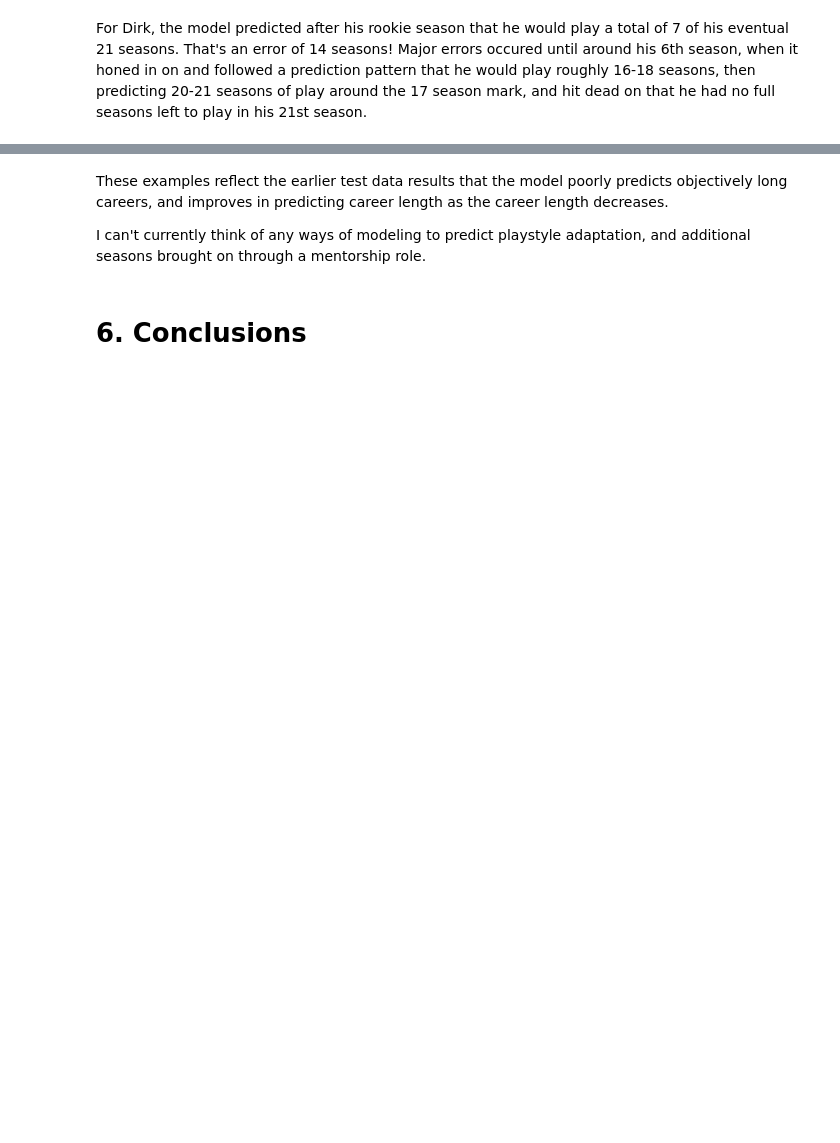
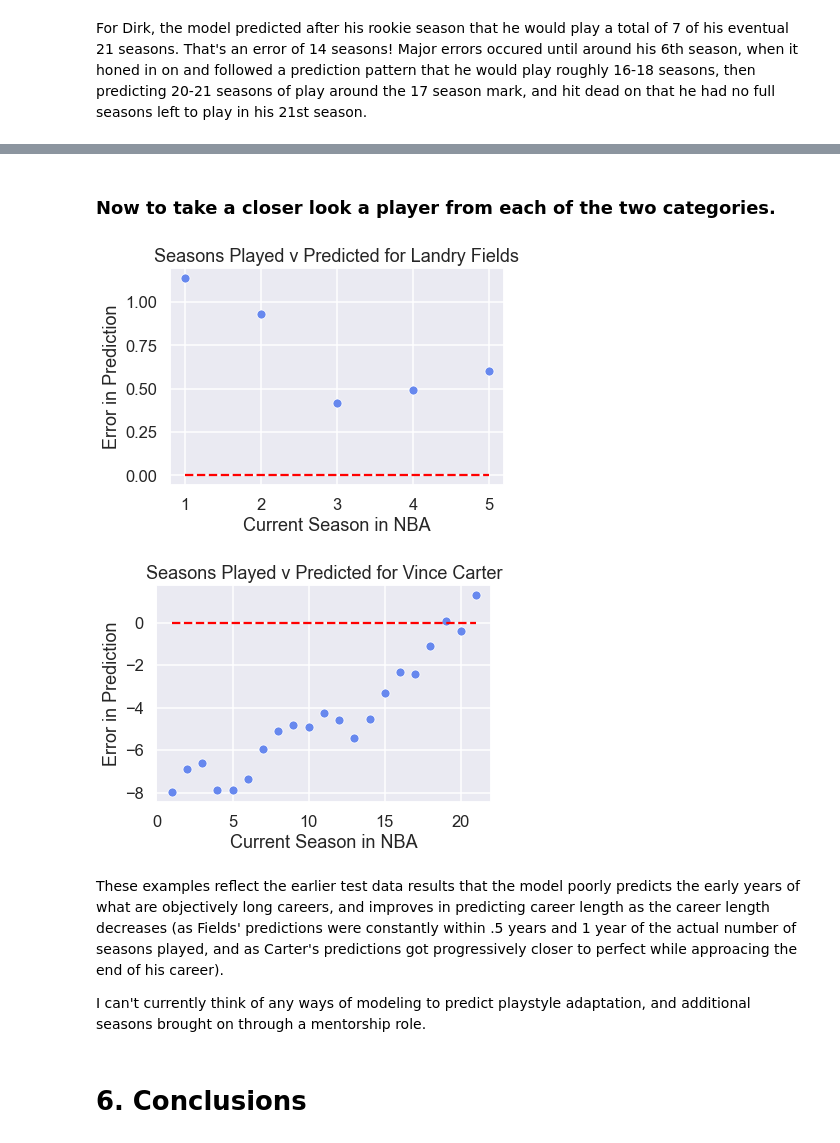
Before and after one commit to npardue/estimating_addtl_NBA_seasons, a Jupyter notebook: Executive Notebook.ipynb, the cells around one changed output, grey strips where cells are left out. Saved outputs shown, nothing was run; the diff lists cells and outputs as text; code cells hidden in the pictures; blank space fills up the shorter version.

Commit message:
updated to reflect changes in pres

```diff
--- a/Executive Notebook.ipynb
+++ b/Executive Notebook.ipynb
@@ -650,0 +695,39 @@ For Dirk, the model predicted after his rookie season that he would play a total
+# %%
+# Setting our predictions to a dataframe
+test_pred_df = pd.DataFrame(test_pred)
+train_pred_df = pd.DataFrame(train_pred)
+
+# Matching the predictions' indexes to those of the retired players.
+test_pred_df.index = X_test.index
+train_pred_df.index = X_train.index
+
+# Merging predictions onto the dataframes
+train_df = X_train.merge(train_pred_df, left_index=True, right_index=True)
+train_df.rename(columns={0:'predictions'}, inplace=True)
+
+test_df = X_test.merge(test_pred_df, left_index=True, right_index=True)
+test_df.rename(columns={0:'predictions'}, inplace=True)
+
+pred_df = pd.concat([train_df, test_df], ignore_index=True).sort_values(by='current_year', ascending=True)
+
+pred_df['error'] = pred_df.predictions - pred_df.seasons_left
+
+# Repeating essentially the same steps for Vince Carter
+VC_df = cp_df[cp_df.Player == 'Vince Carter']
+# Gets the amount of seasons played
+max_value = VC_df.season.max()
+VC_df['seasons_left'] = -1
+VC_df['seasons_left'] = max_value - VC_df.season
+# Appends the number of seasons left from the temp_df into main df
+for row in VC_df.index:
+    df.loc[row, 'seasons_left'] = max_value - VC_df.loc[row, 'season']
+
+VC_df['error'] = VC_df.predictions - VC_df.seasons_left
+
+# These are lists of retired players, used to check error over the course of different
+# career lengths.
+zero_to_five = list(pred_df[(pred_df.seasons_left == 0) & (pred_df.season <= 5)\
+                        & (pred_df.current_year != 2019)].Player)
+
+ten_plus = list(pred_df[(pred_df.seasons_left == 0) & (pred_df.season > 9)\
+                        & (pred_df.season < 25) & (pred_df.current_year != 2019)].Player)
@@ -651,5 +772,15 @@ For Dirk, the model predicted after his rookie season that he would play a total
+# %% [markdown]
+
+
+### Now to take a closer look a player from each of the two categories.
+# %%
+scatter_error('Landry Fields', pred_df)
+scatter_error('Vince Carter', VC_df)
+# %% [output]
+[figure, added]
+[figure, added]
 # %% [markdown]
-These examples reflect the earlier test data results that the model poorly predicts objectively long careers, and improves in predicting career length as the career length decreases.
+These examples reflect the earlier test data results that the model poorly predicts the early years of what are objectively long careers, and improves in predicting career length as the career length decreases (as Fields' predictions were constantly within .5 years and 1 year of the actual number of seasons played, and as Carter's predictions got progressively closer to perfect while approacing the end of his career).
 
 I can't currently think of any ways of modeling to predict playstyle adaptation, and additional seasons brought on through a mentorship role.
 # %% [markdown]
```
Also changed, not shown: parts of 15 cells of this notebook.
